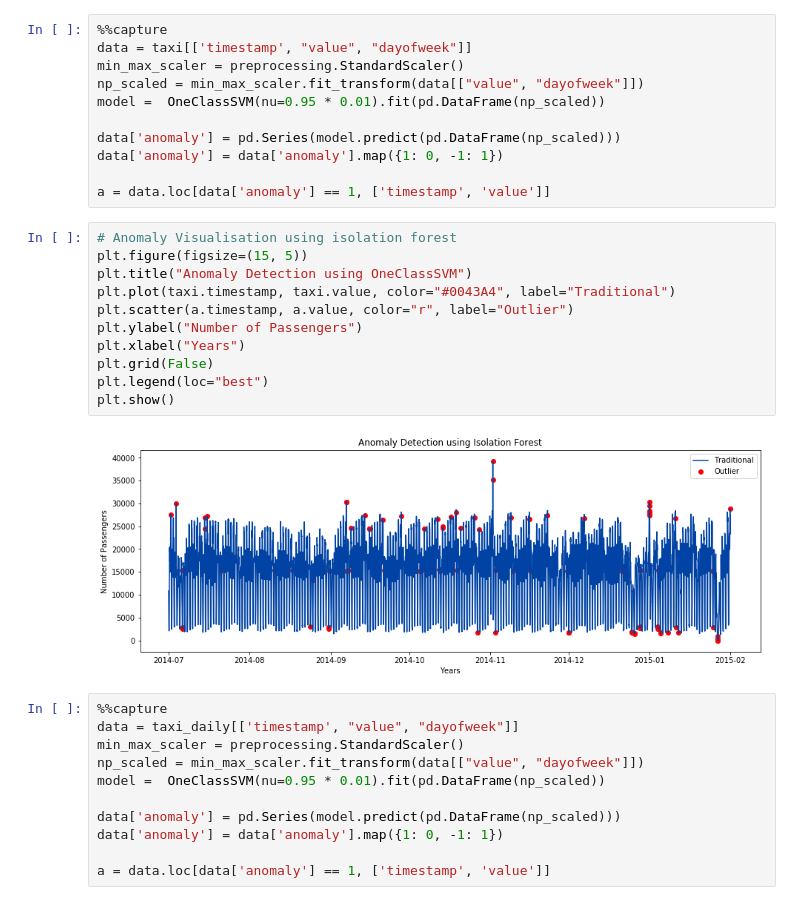
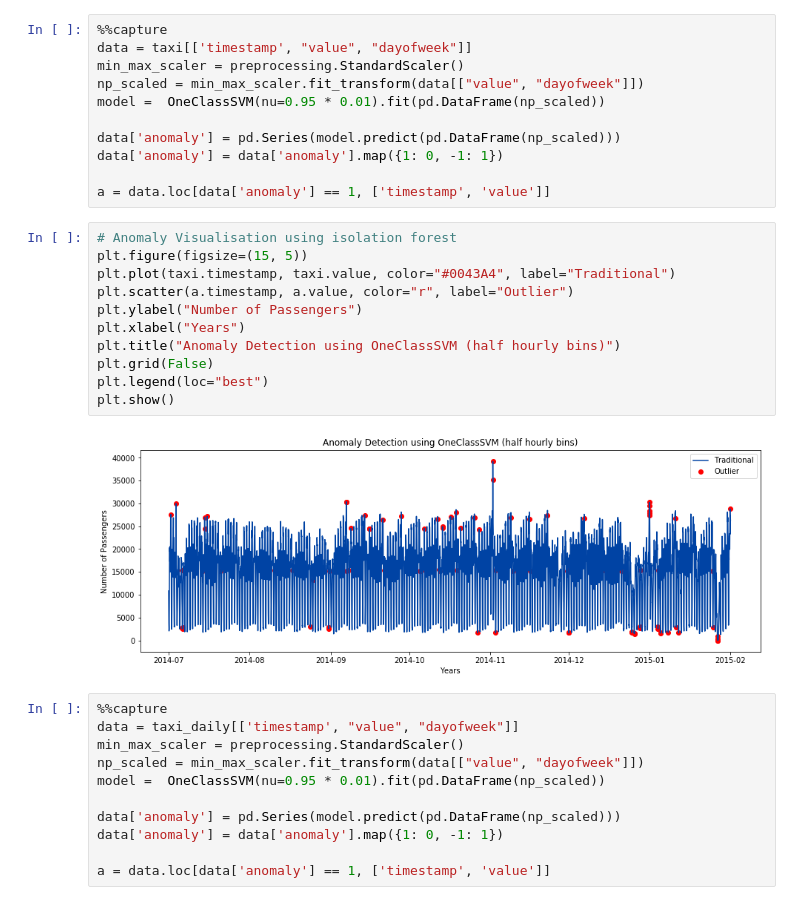
Before and after one commit to Ruturaj4/d_st_reams_of_anomalies, a Jupyter notebook: notebooks/1.0-rkv-d-st-reams-of-anomalies.ipynb, the cells around one changed output. Saved outputs shown, nothing was run; the diff lists cells and outputs as text.

```diff
--- a/notebooks/1.0-rkv-d-st-reams-of-anomalies.ipynb
+++ b/notebooks/1.0-rkv-d-st-reams-of-anomalies.ipynb
@@ -235,16 +235,16 @@ a = data.loc[data['anomaly'] == 1, ['timestamp', 'value']]
 # %%
 # Anomaly Visualisation using isolation forest
 plt.figure(figsize=(15, 5))
-plt.title("Anomaly Detection using OneClassSVM")
 plt.plot(taxi.timestamp, taxi.value, color="#0043A4", label="Traditional")
 plt.scatter(a.timestamp, a.value, color="r", label="Outlier")
 plt.ylabel("Number of Passengers")
 plt.xlabel("Years")
+plt.title("Anomaly Detection using OneClassSVM (half hourly bins)")
 plt.grid(False)
 plt.legend(loc="best")
 plt.show()
 # %% [output]
-[figure, old version]
+[figure, new version]
 # %%
 %%capture
 data = taxi_daily[['timestamp', "value", "dayofweek"]]
```
Also changed, not shown: parts of 5 cells of this notebook, 8 other files.
